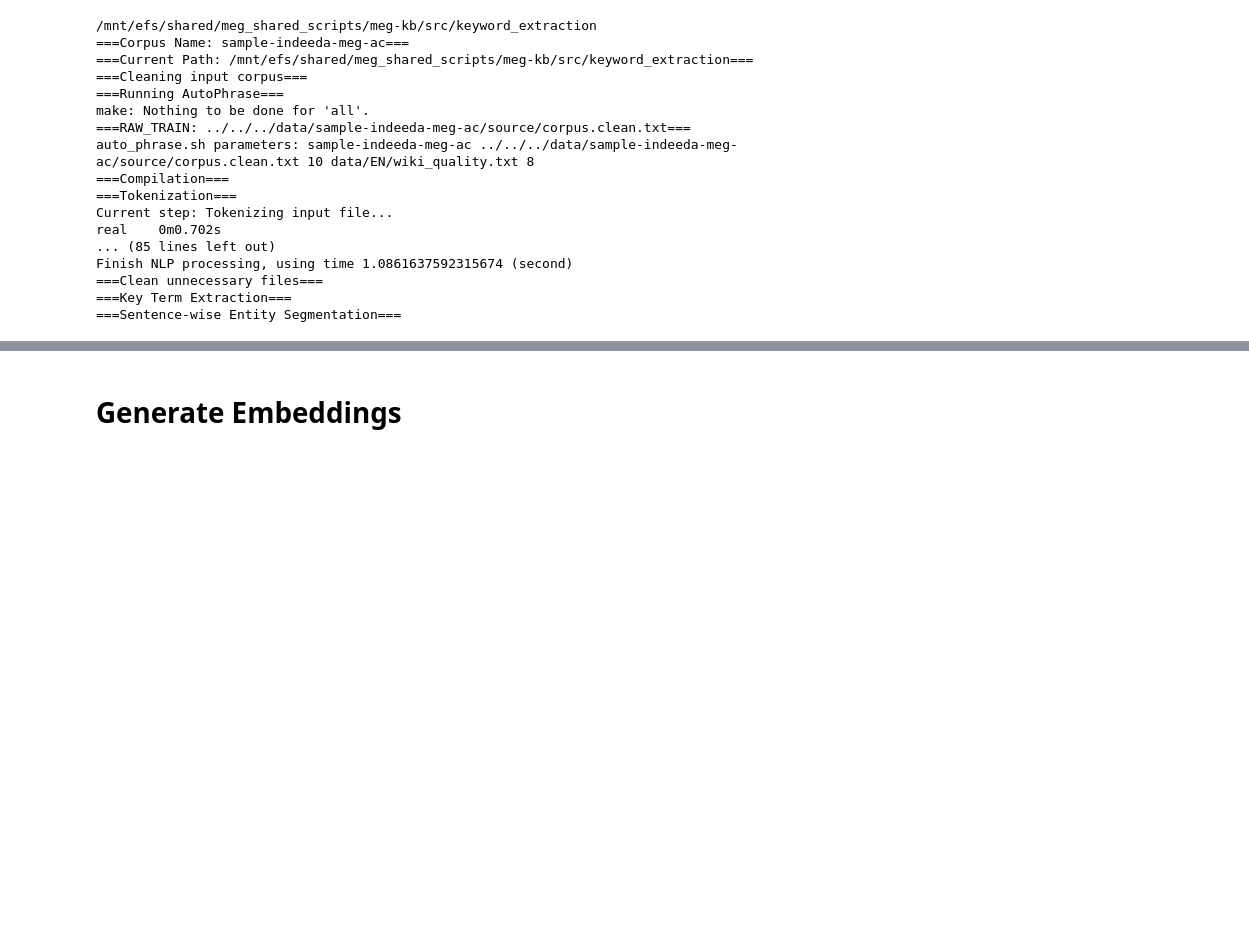
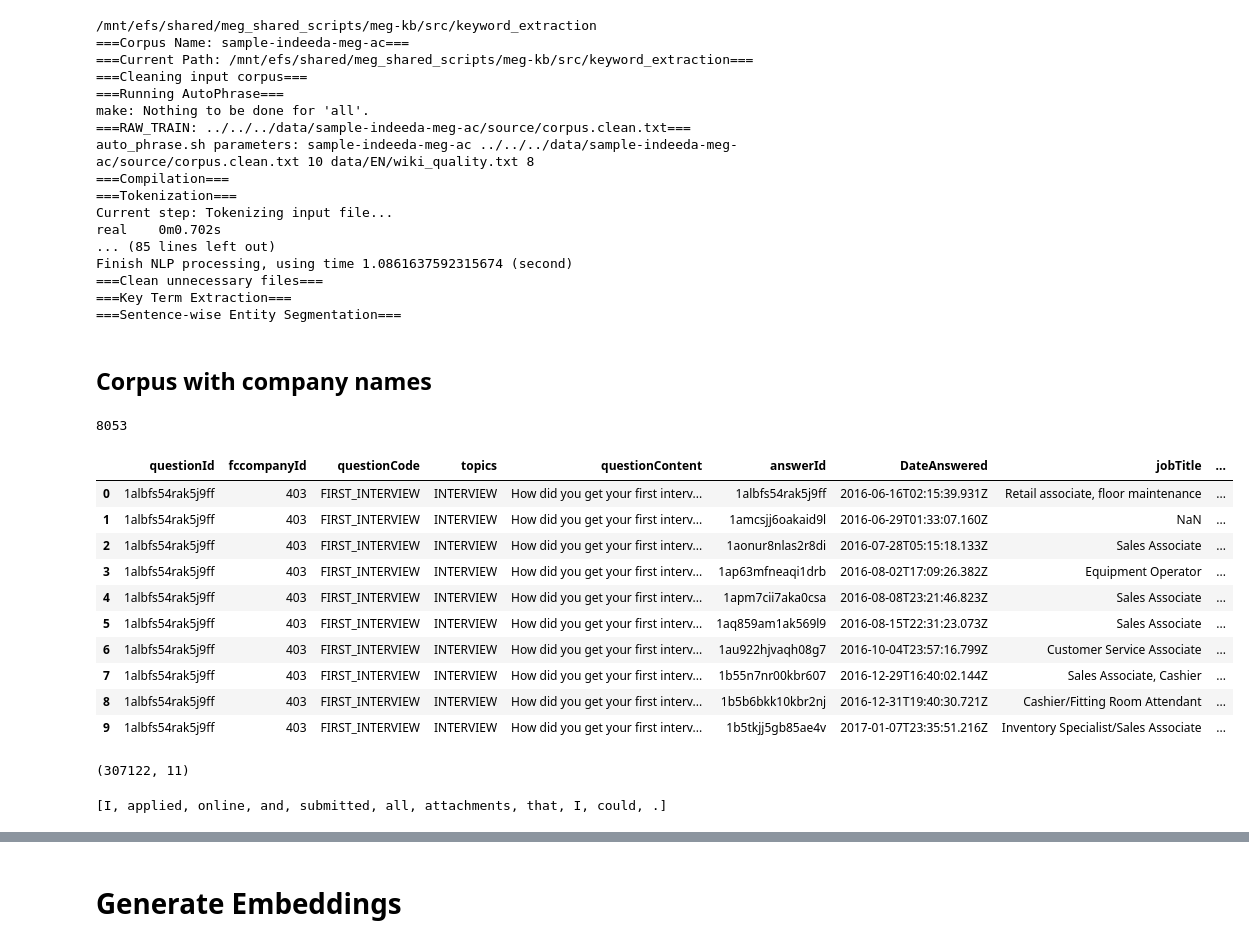
Before and after one commit to megagonlabs/eseBench, a Jupyter notebook: src/kb_toolkit/KBExtract.ipynb, the cells around one changed output, grey strips where cells are left out. Saved outputs shown, nothing was run; the diff lists cells and outputs as text; code cells hidden in the pictures; blank space fills up the shorter version.

```diff
--- a/src/kb_toolkit/KBExtract.ipynb
+++ b/src/kb_toolkit/KBExtract.ipynb
@@ -79,3 +81,46 @@ Finish NLP processing, using time 1.0861637592315674 (second)
 # %%
 # copy these results to sample-meg-pt
 !cp -r ../../data/$data_ac ../../data/$data_pt
+# %% [markdown]
+## Corpus with company names
+# %%
+dataset_path = '/home/ubuntu/users/nikita/data/indeed/indeedQA/question_answers.csv'
+company_path = '/home/ubuntu/users/nikita/data/indeed/indeedQA/fccid-companyName.csv'
+entity_emb_num_path = os.path.join(base_dir, f'data/{data_ac}/intermediate/BERTembednum+seeds.txt')
+out_corpus_path = os.path.join(base_dir, f'data/{data_ac}/intermediate/sentences_with_company.json')
+# %%
+with open(entity_emb_num_path, 'r') as f:
+    entities = [l.strip().rsplit(' ', 1)[0] for l in f.readlines()]
+len(entities)
+# %% [output]
+8053
+# %%
+df_dataset = pd.read_csv(dataset_path)
+df_dataset = df_dataset[df_dataset['answerContent'].notna()]
+df_company = pd.read_csv(company_path)
+
+df_merged_dataset = df_dataset.merge(df_company, how='inner', on='fccompanyId')
+df_merged_dataset.head(10)
+# %% [output]
+|  | questionId | fccompanyId | questionCode | topics | questionContent | answerId | DateAnswered | jobTitle | ... |
+| 0 | 1albfs54rak5j9ff | 403 | FIRST_INTERVIEW | INTERVIEW | How did you get your first interv... | 1albfs54rak5j9ff | 2016-06-16T02:15:39.931Z | Retail associate, floor maintenance | ... |
+| 1 | 1albfs54rak5j9ff | 403 | FIRST_INTERVIEW | INTERVIEW | How did you get your first interv... | 1amcsjj6oakaid9l | 2016-06-29T01:33:07.160Z | NaN | ... |
+| 2 | 1albfs54rak5j9ff | 403 | FIRST_INTERVIEW | INTERVIEW | How did you get your first interv... | 1aonur8nlas2r8di | 2016-07-28T05:15:18.133Z | Sales Associate | ... |
+| 3 | 1albfs54rak5j9ff | 403 | FIRST_INTERVIEW | INTERVIEW | How did you get your first interv... | 1ap63mfneaqi1drb | 2016-08-02T17:09:26.382Z | Equipment Operator | ... |
+| 4 | 1albfs54rak5j9ff | 403 | FIRST_INTERVIEW | INTERVIEW | How did you get your first interv... | 1apm7cii7aka0csa | 2016-08-08T23:21:46.823Z | Sales Associate | ... |
+| 5 | 1albfs54rak5j9ff | 403 | FIRST_INTERVIEW | INTERVIEW | How did you get your first interv... | 1aq859am1ak569l9 | 2016-08-15T22:31:23.073Z | Sales Associate | ... |
+| 6 | 1albfs54rak5j9ff | 403 | FIRST_INTERVIEW | INTERVIEW | How did you get your first interv... | 1au922hjvaqh08g7 | 2016-10-04T23:57:16.799Z | Customer Service Associate | ... |
+| 7 | 1albfs54rak5j9ff | 403 | FIRST_INTERVIEW | INTERVIEW | How did you get your first interv... | 1b55n7nr00kbr607 | 2016-12-29T16:40:02.144Z | Sales Associate, Cashier | ... |
+| 8 | 1albfs54rak5j9ff | 403 | FIRST_INTERVIEW | INTERVIEW | How did you get your first interv... | 1b5b6bkk10kbr2nj | 2016-12-31T19:40:30.721Z | Cashier/Fitting Room Attendant | ... |
+| 9 | 1albfs54rak5j9ff | 403 | FIRST_INTERVIEW | INTERVIEW | How did you get your first interv... | 1b5tkjj5gb85ae4v | 2017-01-07T23:35:51.216Z | Inventory Specialist/Sales Associate | ... |
+# %%
+df_merged_dataset.shape
+# %% [output]
+(307122, 11)
+# %%
+row = df_merged_dataset.iloc[1]
+_d = nlp(row["answerContent"])
+list(_d.sents)
+list(list(_d.sents)[0])
+# %% [output]
+[I, applied, online, and, submitted, all, attachments, that, I, could, .]
```
Also changed, not shown: parts of 30 cells of this notebook, 2 other files.
